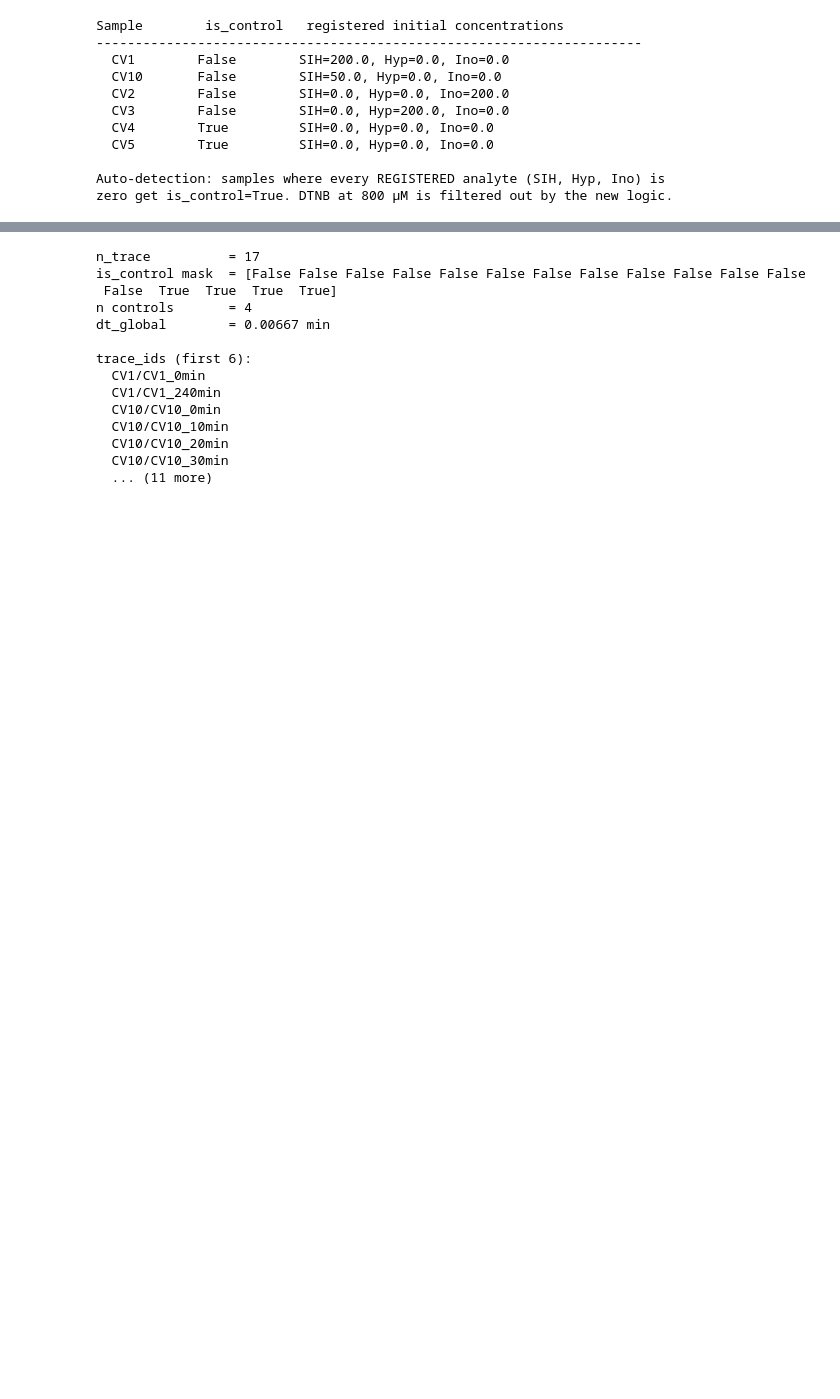
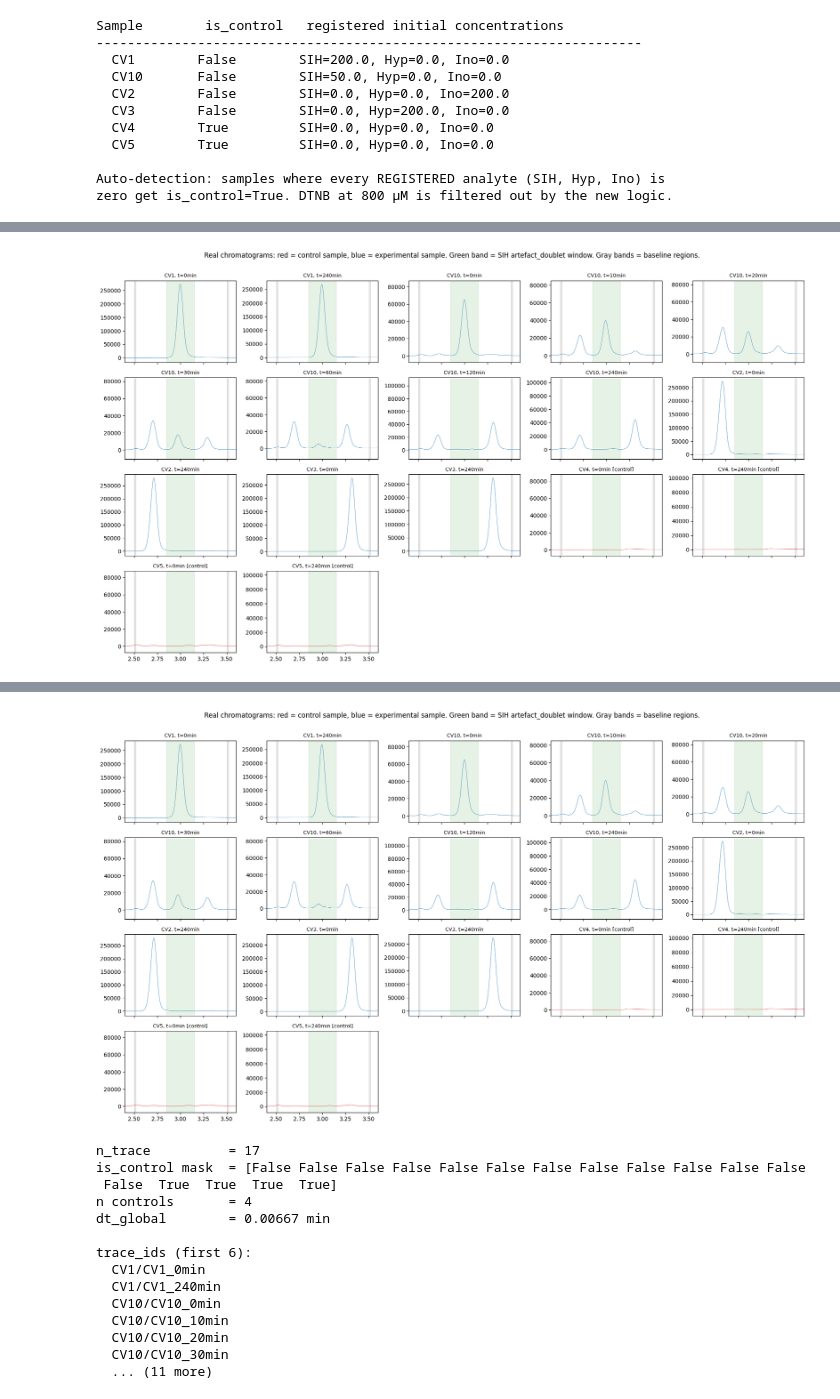
Before and after one commit to FAIRChemistry/Chromhandler, a Jupyter notebook: notebooks/priors_demo.ipynb, the cells around one changed output, grey strips where cells are left out. Saved outputs shown, nothing was run; the diff lists cells and outputs as text; code cells hidden in the pictures; blank space fills up the shorter version.

```diff
--- a/notebooks/priors_demo.ipynb
+++ b/notebooks/priors_demo.ipynb
@@ -421,3 +421,53 @@ Sample        is_control   registered initial concentrations
 
 Auto-detection: samples where every REGISTERED analyte (SIH, Hyp, Ino) is
 zero get is_control=True. DTNB at 800 µM is filtered out by the new logic.
+# %%
+import matplotlib.pyplot as plt
+import numpy as np
+
+# Flatten samples -> chromatograms with metadata for plotting.
+trace_meta = []
+for sample in handler.samples:
+    for chrom in sample.chromatograms:
+        trace_meta.append({
+            "sample_id": sample.id,
+            "chrom_id": chrom.id,
+            "is_control": sample.is_control,
+            "time": np.asarray(chrom.time, dtype=np.float64),
+            "signal": np.asarray(chrom.signal, dtype=np.float64),
+            "reaction_time": chrom.reaction_time,
+        })
+
+n = len(trace_meta)
+ncols = 5
+nrows = (n + ncols - 1) // ncols
+
+fig, axes = plt.subplots(nrows, ncols, figsize=(18, 2.6 * nrows), sharex=True)
+ax_flat = axes.flatten() if nrows > 1 else axes
+for i, meta in enumerate(trace_meta):
+    ax = ax_flat[i]
+    color = "C3" if meta["is_control"] else "C0"
+    ax.plot(meta["time"], meta["signal"], color=color, lw=0.5)
+    rt = meta["reaction_time"]
+    rt_str = f", t={rt:.0f}min" if rt is not None else ""
+    label = f"{meta['sample_id']}{rt_str}"
+    if meta["is_control"]:
+        label += " [control]"
+    ax.set_title(label, fontsize=9)
+    # Highlight the doublet annotation window and the two baseline windows.
+    ax.axvspan(2.85, 3.15, color="green", alpha=0.10)
+    ax.axvspan(2.50, 2.52, color="gray", alpha=0.20)
+    ax.axvspan(3.50, 3.52, color="gray", alpha=0.20)
+    ax.set_xlim(2.4, 3.6)
+
+for ax in ax_flat[n:]:
+    ax.axis("off")
+
+fig.suptitle(
+    "Real chromatograms: red = control sample, blue = experimental sample. "
+    "Green band = SIH artefact_doublet window. Gray bands = baseline regions.",
+    y=1.005,
+)
+fig.tight_layout()
+fig
+# %% [output]
@@ -423,0 +475 @@ zero get is_control=True. DTNB at 800 µM is filtered out by the new logic.
+[figure, added]
@@ -424,3 +477,4 @@ zero get is_control=True. DTNB at 800 µM is filtered out by the new logic.
+[figure, added]
 # %%
 from chromhandler.annotations import BaselineAnnotation, PeakAnnotation
 
```
Also changed, not shown: parts of 1 cell of this notebook.
